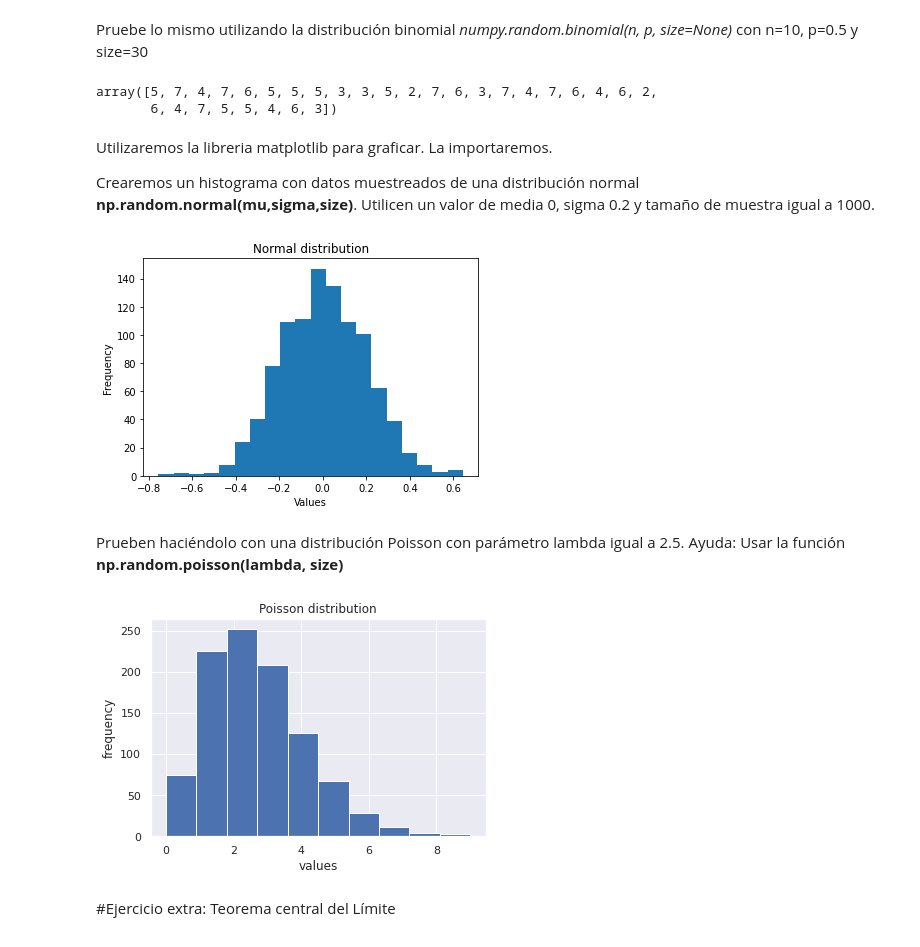
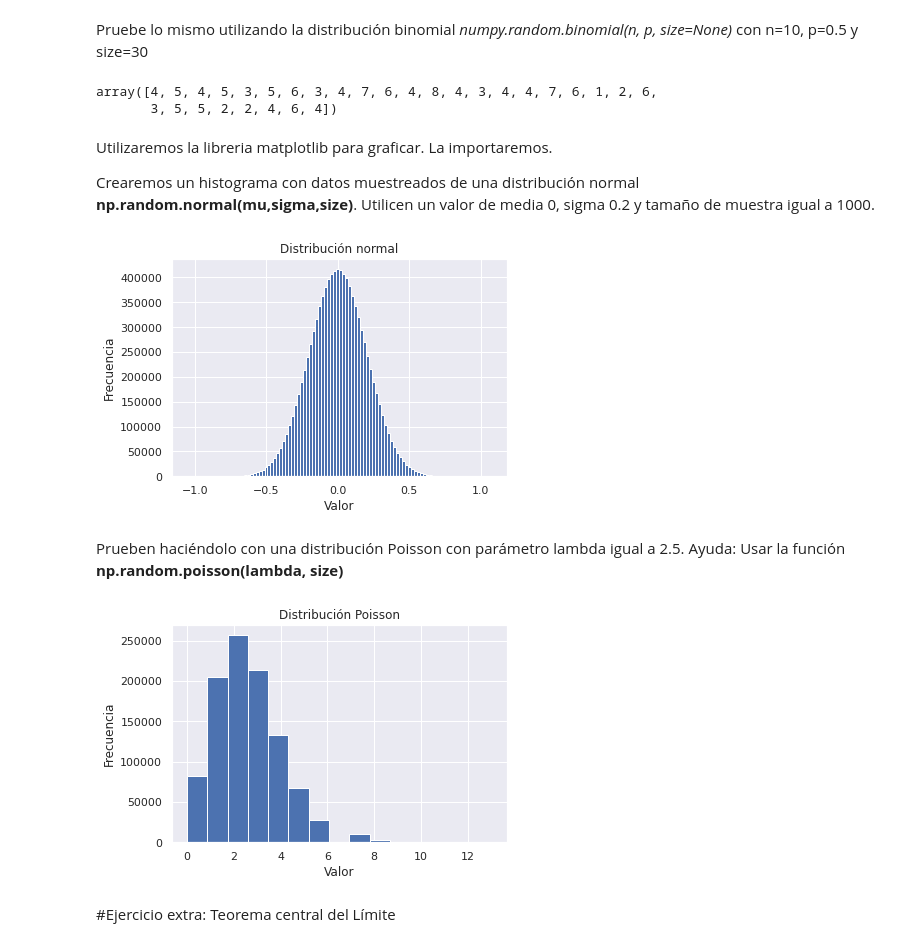
Before and after one commit to Adrieto/DataScience, a Jupyter notebook: Ejercicios_para_Notebook_2_Parte_2_Enero_2023.ipynb, the cells around one changed output. Cells and saved outputs as stored; diff of their text form; code cells hidden in the pictures.

```diff
--- a/Ejercicios_para_Notebook_2_Parte_2_Enero_2023.ipynb
+++ b/Ejercicios_para_Notebook_2_Parte_2_Enero_2023.ipynb
@@ -155,10 +189,10 @@ array([2, 2, 0, 0, 3])
 # %% [markdown]
 Pruebe lo mismo utilizando la distribución binomial *numpy.random.binomial(n, p, size=None)* con n=10, p=0.5 y size=30
 # %%
-np.random._______(10, 0.5, 30)
+np.random.binomial(10, 0.5, 30)
 # %% [output]
-array([5, 7, 4, 7, 6, 5, 5, 5, 3, 3, 5, 2, 7, 6, 3, 7, 4, 7, 6, 4, 6, 2,
-       6, 4, 7, 5, 5, 4, 6, 3])
+array([4, 5, 4, 5, 3, 5, 6, 3, 4, 7, 6, 4, 8, 4, 3, 4, 4, 7, 6, 1, 2, 6,
+       3, 5, 5, 2, 2, 4, 6, 4])
 # %% [markdown]
 Utilizaremos la libreria matplotlib para graficar. La importaremos.
 
@@ -166,17 +200,17 @@ Crearemos un histograma con datos muestreados de una distribución normal **np.r
 # %%
 import matplotlib.pyplot as plt
 
 # we generate the data
-datos = np.random.normal(mu=___,sigma=___,size=1000)
+datos = np.random.normal(loc=0, scale=0.2, size=10_000_000)
 
 # histogram of normal distribution
-plt.hist(datos, 20)
+plt.hist(datos, 102)
 plt.ylabel('Frecuencia')
 plt.xlabel('Valor')
 plt.title('Distribución normal')
 plt.show()
 # %% [output]
-[figure, old version]
+[figure, new version]
 # %% [markdown]
 Prueben haciéndolo con una distribución Poisson con parámetro lambda igual a 2.5.
 Ayuda: Usar la función **np.random.poisson(lambda, size)**
@@ -185,17 +219,17 @@ import matplotlib.pyplot as plt
 
 # we generate the data
 lambd = 2.5 # lambda parameter of Poisson distribution
-size = 1000 # amount of random numbers sampled from the distribution
+size = 1_000_000 # amount of random numbers sampled from the distribution
 datos = np.random.poisson(lambd, size)  #creating sample data
 
 # histogram of poisson distribution sampled data
-plt.hist(datos, 10)
+plt.hist(datos, 15)
 plt.ylabel('Frecuencia')
 plt.xlabel('Valor')
 plt.title('Distribución Poisson')
 plt.show()
 # %% [output]
-[figure, old version]
+[figure, new version]
 # %% [markdown]
 #Ejercicio extra: Teorema central del Límite
 # %% [markdown]
```
Also changed, not shown: parts of 16 cells of this notebook.
